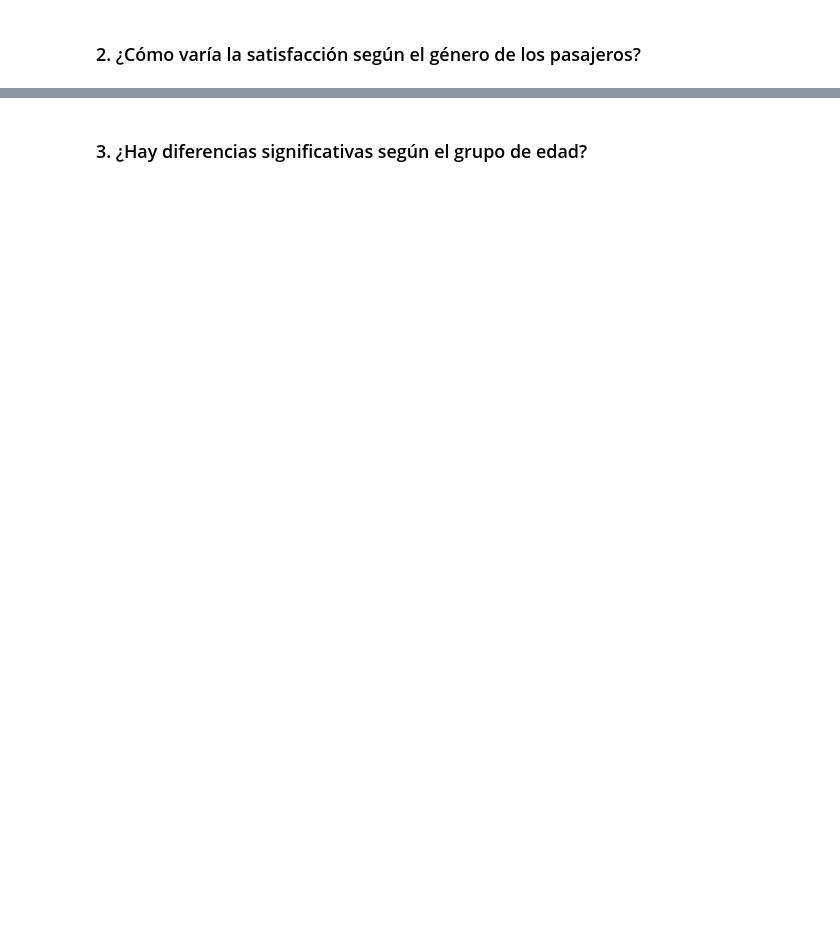
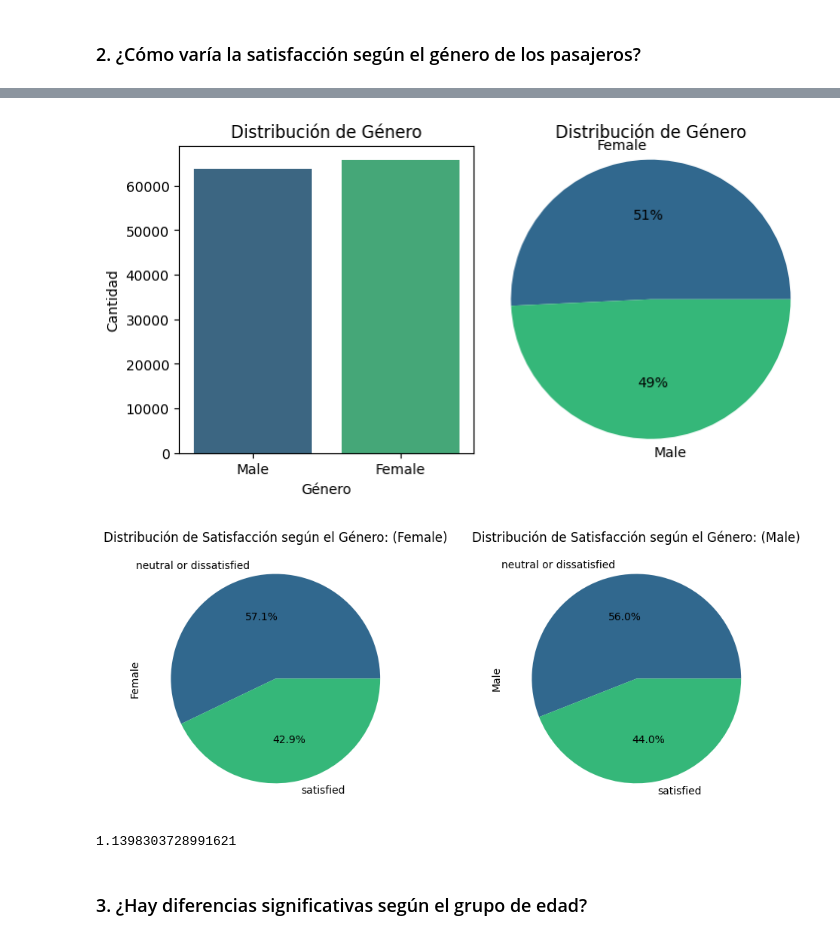
Before and after one commit to fgghi/Proyecto-Sis-Inteligentes, a Jupyter notebook: EDA/Proyecto_Final_Sis_int copy.ipynb, the cells around one changed output, grey strips where cells are left out. Saved outputs shown, nothing was run; the diff lists cells and outputs as text; code cells hidden in the pictures; blank space fills up the shorter version.

```diff
--- a/EDA/Proyecto_Final_Sis_int copy.ipynb
+++ b/EDA/Proyecto_Final_Sis_int copy.ipynb
@@ -622,2 +646,30 @@ print(feature_importance_df[:20])
+# %%
+# Distribución sólamente de la variable Género
+fig, axes = plt.subplots(1, 2, figsize=(8, 4))
+pie_chart(data['Gender'], axes[1], "Distribución de Género")
+bar_chart(data,'Gender',data['Gender'],'Género', "Distribución de Género",axes[0])
+plt.subplots_adjust(wspace=0.1)
+plt.show()
+
+# Distribución según el Género y la Satisfacción
+satisfaction_gender_df = data.groupby(['Gender', 'satisfaction']).size().unstack()
+fig, axes = plt.subplots(1, len(satisfaction_gender_df), figsize=(10, 4))
+
+for i, (gender, counts) in enumerate(satisfaction_gender_df.iterrows()):
+    counts.plot(kind='pie', autopct='%1.1f%%', ax=axes[i], colors=sns.color_palette('viridis', len(counts)))
+    axes[i].set_title(f'Distribución de Satisfacción según el Género: ({gender})')
+
+plt.tight_layout()
+plt.show()
+# %% [output]
+[figure, added]
+[figure, added]
+# %%
+female_satisfaction = satisfaction_gender_df.loc['Female', 'satisfied']*100/(satisfaction_gender_df.loc['Female'].sum())
+male_satisfaction = satisfaction_gender_df.loc['Male', 'satisfied']*100/(satisfaction_gender_df.loc['Male'].sum())
+difference_gender_satisfaction = abs(female_satisfaction - male_satisfaction)
+difference_gender_satisfaction
+# %% [output]
+1.1398303728991621
 # %% [markdown]
 ### 3. ¿Hay diferencias significativas según el grupo de edad?
```
Also changed, not shown: parts of 11 cells of this notebook.
